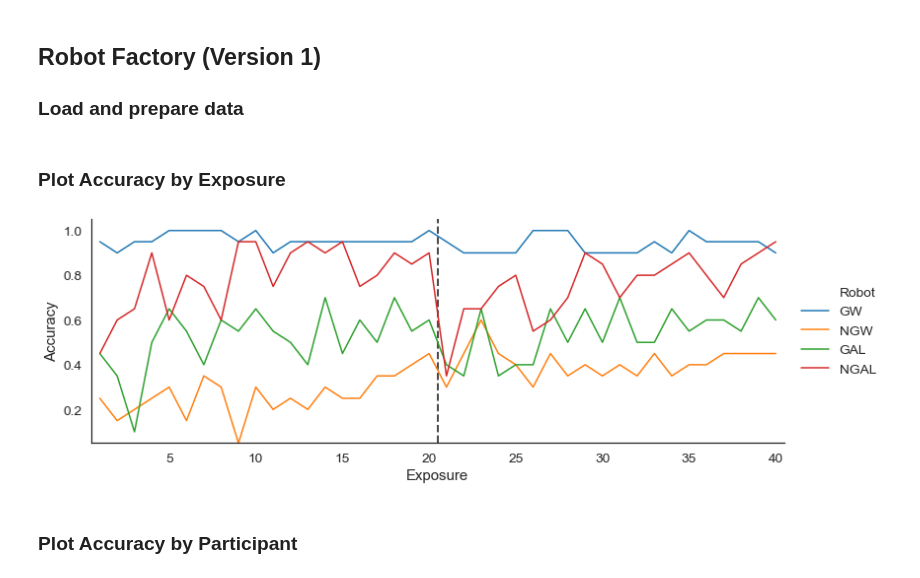
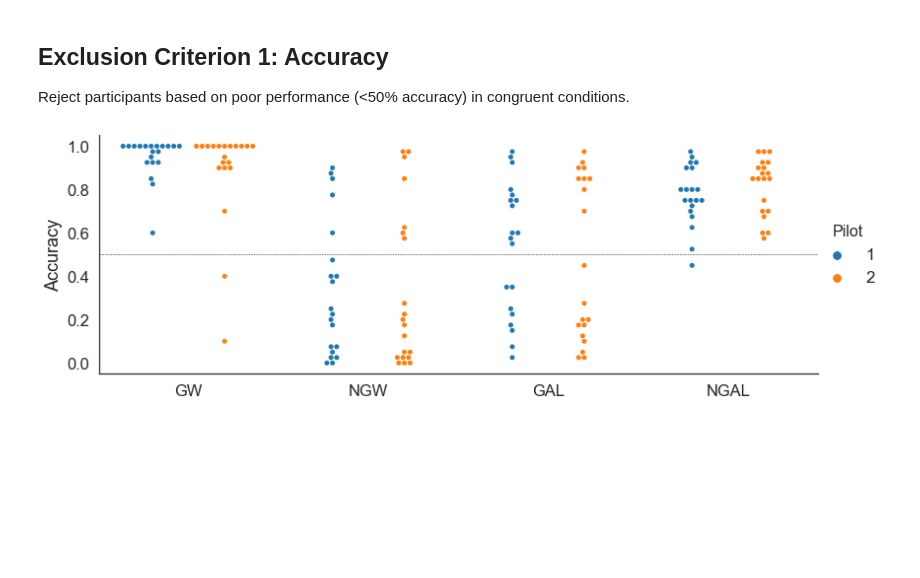
Before and after one commit to nivlab/RobotFactory, a Jupyter notebook: notebooks/03_Pilot/01_Exclude.ipynb, the cells around one changed output. Cells and saved outputs as stored; diff of their text form; code cells hidden in the pictures; blank space fills up the shorter version.

```diff
--- a/notebooks/03_Pilot/01_Exclude.ipynb
+++ b/notebooks/03_Pilot/01_Exclude.ipynb
@@ -5,48 +5,51 @@ import matplotlib.pyplot as plt
 import seaborn as sns
 from pandas import read_csv
 sns.set_style('white')
-sns.set_context('notebook', font_scale=1.25)
+sns.set_context('notebook', font_scale=1.5)
 %matplotlib inline
-# %% [markdown]
-## Robot Factory (Version 1)
-
-### Load and prepare data
+# %% [markdown]
+## Exclusion Criterion 1: Accuracy
+
+Reject participants based on poor performance (<50% accuracy) in congruent conditions.
 # %%
 #~~~~~~~~~~~~~~~~~~~~~~~~~~~~~~~~~~~~~~~~~~#
 ### Load and prepare data.
 #~~~~~~~~~~~~~~~~~~~~~~~~~~~~~~~~~~~~~~~~~~#
 
 ## Load data and restrict to version 1.
-data = read_csv(os.path.join('data','data.csv')).query('Version==1')
+data = read_csv(os.path.join('data','data.csv'))
 
 ## Define robot identities.
 data.loc[np.logical_and(data.Valence=='Win',data.Action=='Go'),'Robot'] = 'GW'
 data.loc[np.logical_and(data.Valence=='Win',data.Action=='No-Go'),'Robot'] = 'NGW'
 data.loc[np.logical_and(data.Valence=='Lose',data.Action=='Go'),'Robot'] = 'GAL'
 data.loc[np.logical_and(data.Valence=='Lose',data.Action=='No-Go'),'Robot'] = 'NGAL'
 
-## Define exposure.
-f = lambda x: np.arange(x.size)+1
-data['Exposure'] = data.groupby(['Subject','Robot']).Trial.transform(f)
+## Compute accuracy by subject/robot.
+gb = data.groupby(['Version','Subject','Robot']).Accuracy.mean().reset_index()
+pivot = data.pivot_table('Accuracy',('Subject','Version'),'Robot').reset_index()
+
+## Copy pivot table. Reject participants with less than 50% accuracy
+## in congruent conditions.
+reject = pivot.copy().reset_index()[['Subject','Version','GW','NGAL']]
+reject[['GW','NGAL']] = reject[['GW','NGAL']] < 0.50
+
+#~~~~~~~~~~~~~~~~~~~~~~~~~~~~~~~~~~~~~~~~~~#
+### Plotting.
+#~~~~~~~~~~~~~~~~~~~~~~~~~~~~~~~~~~~~~~~~~~#
+
+## Initialize canvas.
+fig, ax = plt.subplots(1,1,figsize=(12,4))
+palette = sns.color_palette(n_colors=4)
+
+## Plot accuracy.
+sns.swarmplot('Robot', 'Accuracy', 'Version', data=gb, order=['GW','NGW','GAL','NGAL'], dodge=True)
+ax.axhline(0.50, color='0.1', lw=0.5, linestyle='--')
+legend = ax.legend(loc=7, bbox_to_anchor=(1.1,0.5), frameon=False, title='Pilot')
+plt.setp(legend.get_title(),fontsize=16)
+ax.set(xlabel='', ylim=(-0.05,1.05))
+
+sns.despine()
+plt.tight_layout()
+# %% [output]
+[figure, added]
-# %% [markdown]
-### Plot Accuracy by Exposure
-# %%
-## Initialize canvas.
-fig, ax = plt.subplots(1,1,figsize=(12,4))
-palette = sns.color_palette(n_colors=4)
-
-## Plot accuracy.
-sns.lineplot('Exposure', 'Accuracy', 'Robot', data=data, hue_order=['GW','NGW','GAL','NGAL'],
-             palette=palette, ci=None, ax=ax)
-
-## Add details.
-ax.set(xlim=(0.5,40.5), ylim=(0.05,1.05))
-ax.axvline(20.5,color='k',lw=2,linestyle='--',alpha=0.7,zorder=-1)
-ax.legend(loc=7, bbox_to_anchor=(1.15,0.5), frameon=False)
-
-sns.despine()
-plt.tight_layout()
-# %% [output]
-[figure, removed]
-# %% [markdown]
-### Plot Accuracy by Participant
```
Also changed, not shown: parts of 20 cells of this notebook, 2 other files.
